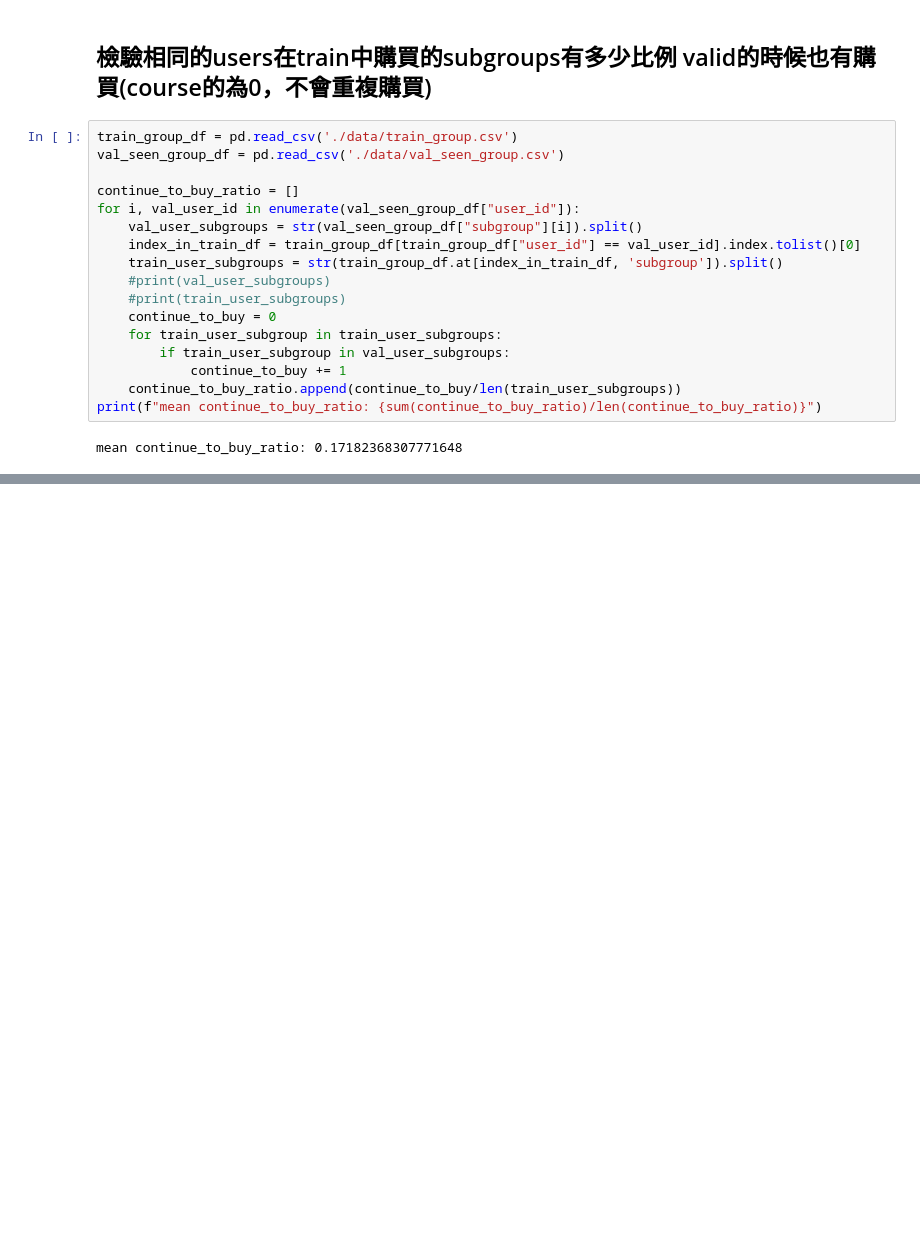
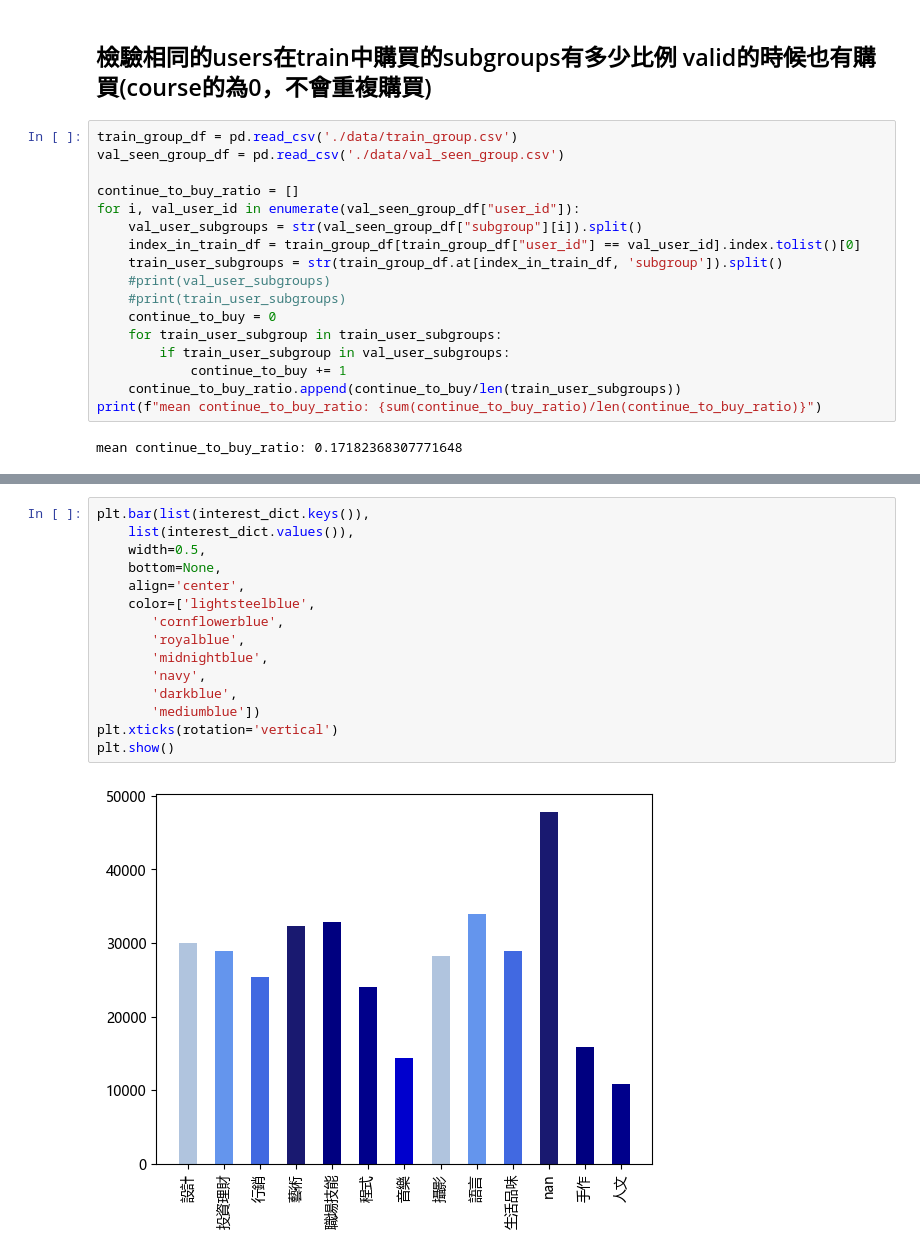
Before and after one commit to bonzo-ntu/2022ADL-FinalProject-4, a Jupyter notebook: EDA.ipynb, the cells around one changed output, grey strips where cells are left out. Cells and saved outputs as stored; diff of their text form; blank space fills up the shorter version.

Commit message:
EDA add subgroup count according to interest

```diff
--- a/EDA.ipynb
+++ b/EDA.ipynb
@@ -199,0 +251,17 @@ mean continue_to_buy_ratio: 0.17182368307771648
+# %%
+plt.bar(list(interest_dict.keys()),
+    list(interest_dict.values()),
+    width=0.5,
+    bottom=None,
+    align='center',
+    color=['lightsteelblue',
+       'cornflowerblue',
+       'royalblue',
+       'midnightblue',
+       'navy',
+       'darkblue',
+       'mediumblue'])
+plt.xticks(rotation='vertical')
+plt.show()
+# %% [output]
+[figure, added]
```
Also changed, not shown: parts of 10 cells of this notebook.
